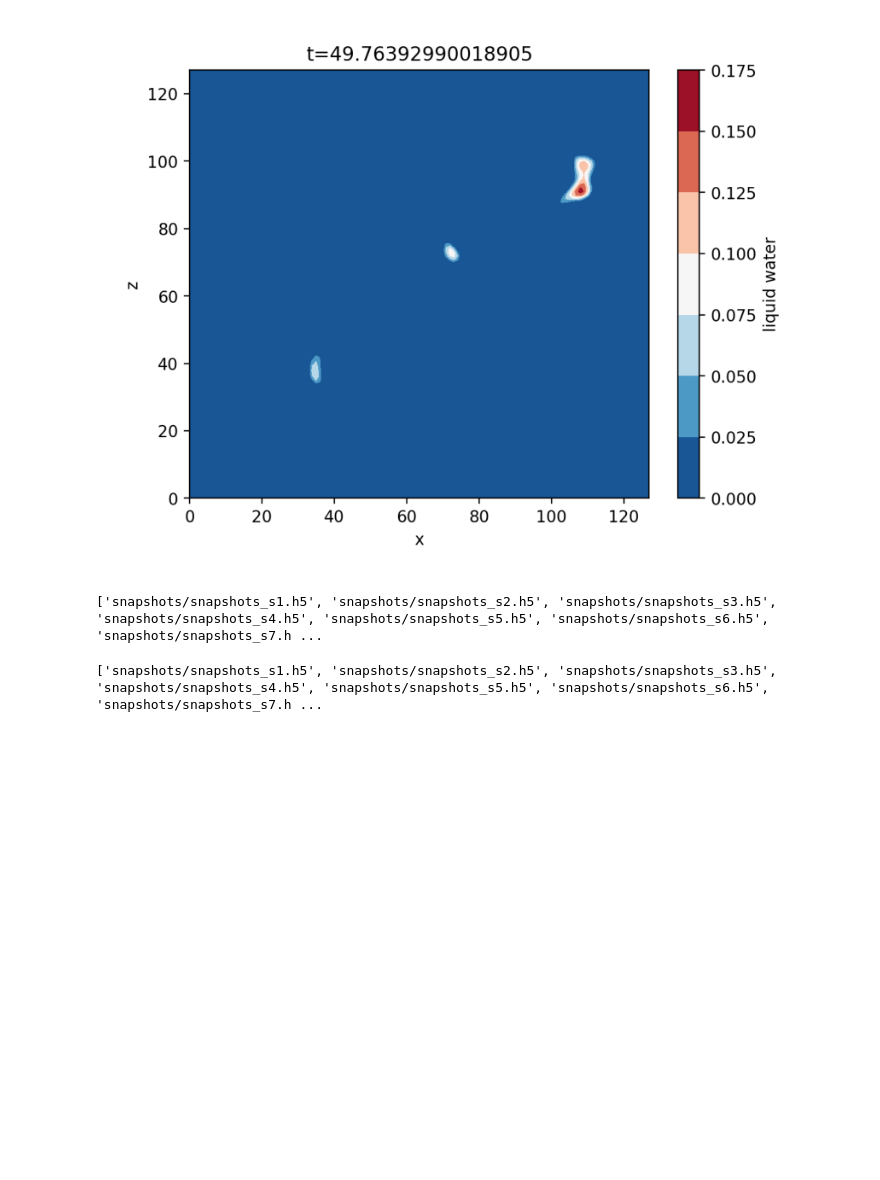
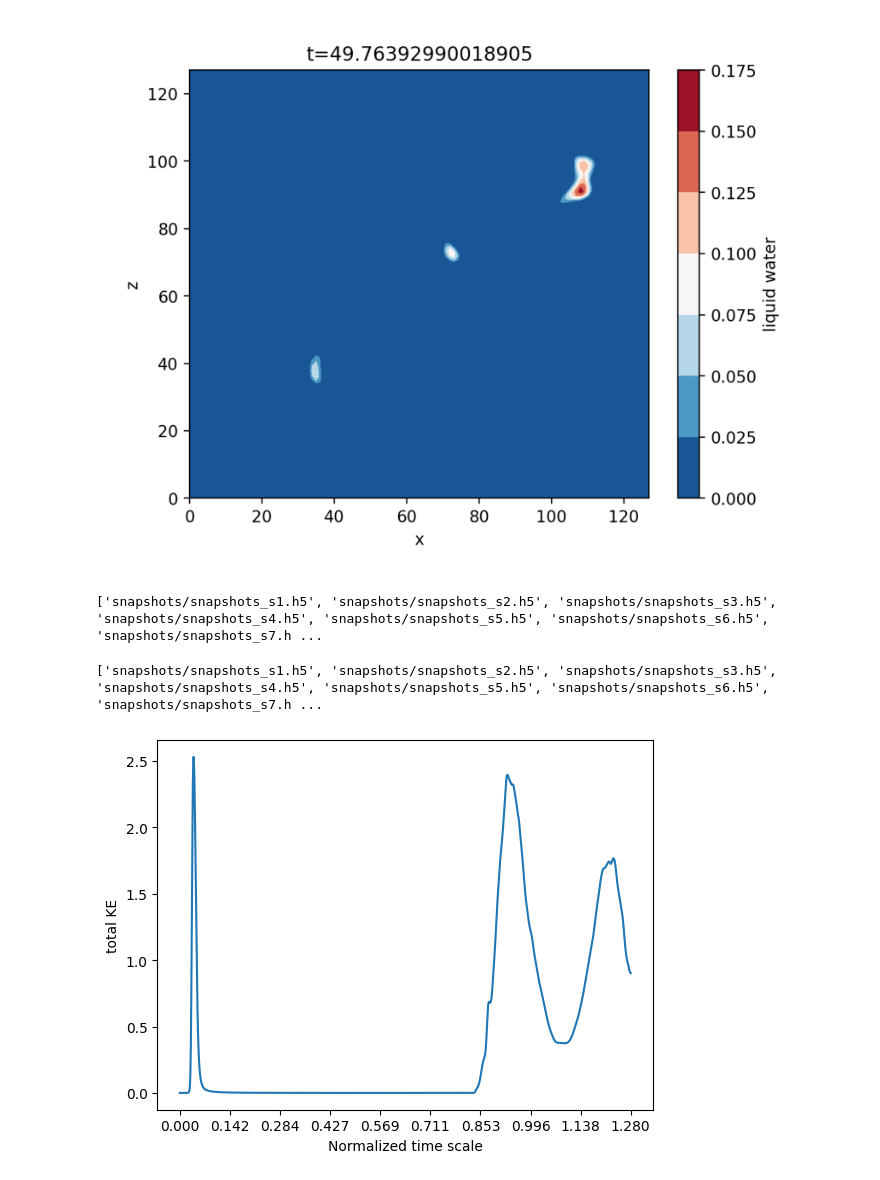
Before and after one commit to bz226/Research-Dedalus, a Jupyter notebook: 3d/RMRBC/KBE/TopFreeslipBotNoslip/AR=20 smallra2/AR=20.ipynb, the cells around one changed output. Cells and saved outputs as stored; diff of their text form; code cells hidden in the pictures; blank space fills up the shorter version.

```diff
--- a/3d/RMRBC/KBE/TopFreeslipBotNoslip/AR=20 smallra2/AR=20.ipynb
+++ b/3d/RMRBC/KBE/TopFreeslipBotNoslip/AR=20 smallra2/AR=20.ipynb
@@ -633,3 +633,34 @@ ani = Animation.ArtistAnimation(fig, imgs, interval=250, blit=True, repeat_delay
 
 # Save the animation to a file
 ani.save('liquidwater y='+str(y1)+'.gif',dpi=200)
+# %%
+if not os.path.exists('total KE'):
+    os.mkdir('total KE')
+totalKE=[]
+totalst=[]
+for file in file_paths:
+    with h5py.File(file, mode='r') as file:
+        KE = file['tasks']['total KE'][:,0,0,0]
+        totalKE.append(KE)
+        st = file['scales/sim_time'][:]
+        totalst.append(st)
+
+# Flatten and concatenate the lists if they are nested lists
+totalKE = np.concatenate(totalKE)
+totalst = np.concatenate(totalst)
+
+# Scale 'sim_time'
+totalst = nu * totalst / Lz**2
+xt=np.linspace(0,512,10)
+xt= nu*xt/Lz**2
+plt.plot(totalst, totalKE, label='total KE')
+plt.xlabel('Normalized time scale')
+plt.ylabel('total KE')
+
+plt.xticks(xt)
+
+plt.savefig('total KE/total KE.png', dpi=200, bbox_inches='tight')
+plt.show()
+plt.close()
+# %% [output]
+[figure, added]
```
Also changed, not shown: 20 other files.
